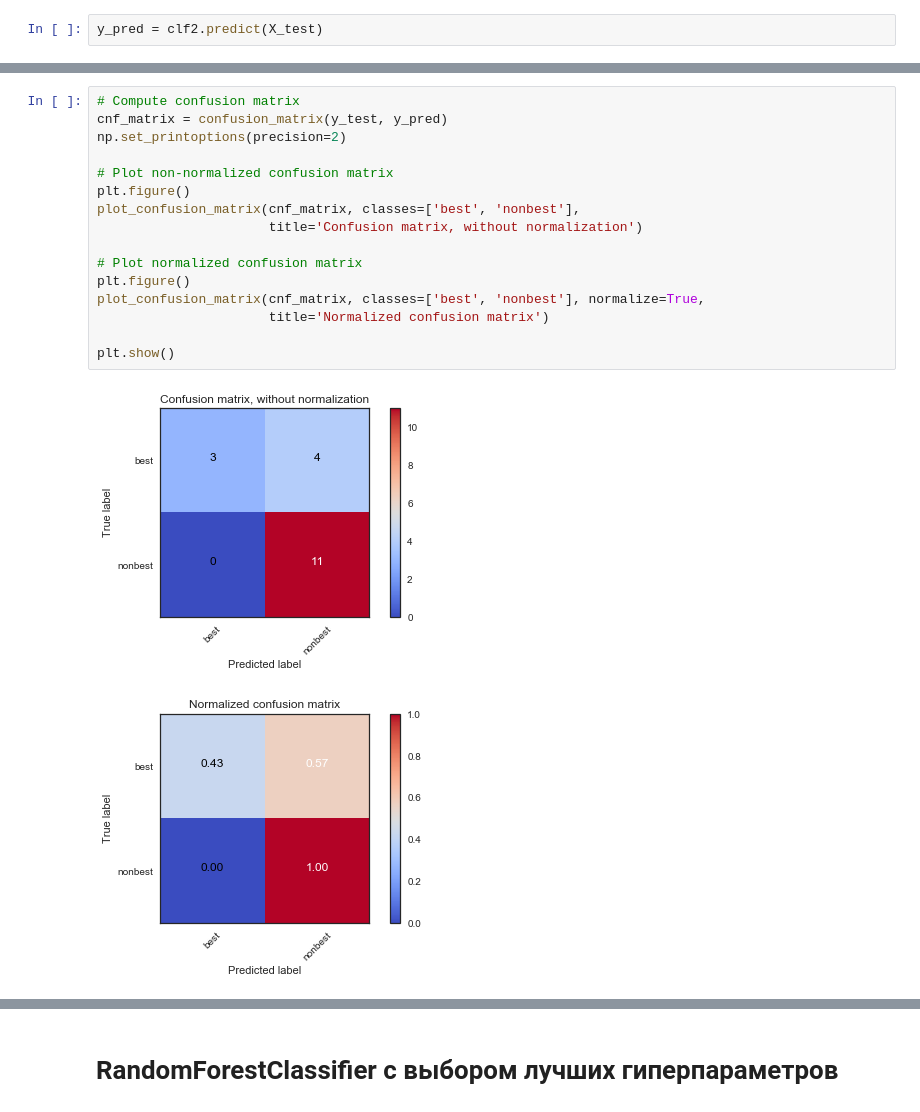
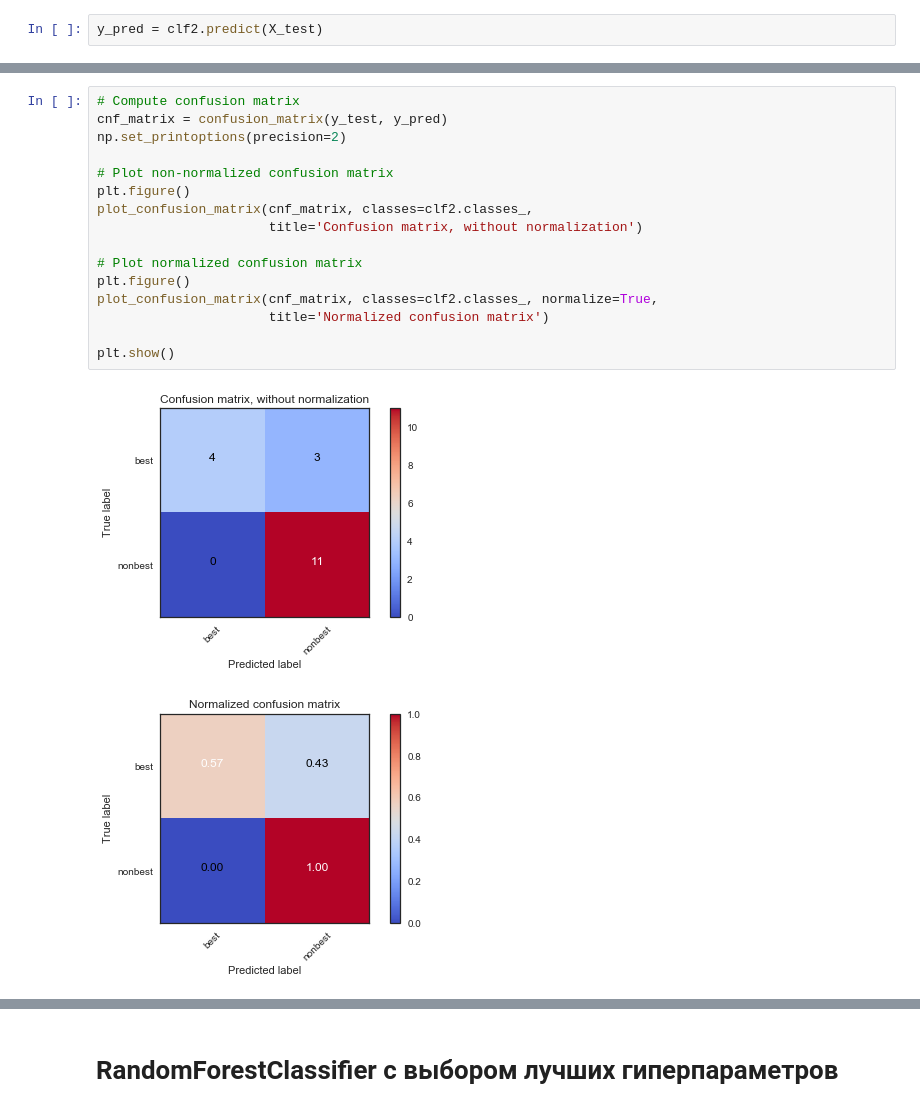
Before and after one commit to panteleeva48/REALECtreebank, a Jupyter notebook: accuracy.ipynb, the cells around one changed output, grey strips where cells are left out. Saved outputs shown, nothing was run; the diff lists cells and outputs as text.

```diff
--- a/accuracy.ipynb
+++ b/accuracy.ipynb
@@ -374,22 +390,22 @@ avg / total       0.84      0.78      0.75        18
 # %%
 # Compute confusion matrix
 cnf_matrix = confusion_matrix(y_test, y_pred)
 np.set_printoptions(precision=2)
 
 # Plot non-normalized confusion matrix
 plt.figure()
-plot_confusion_matrix(cnf_matrix, classes=['best', 'nonbest'],
+plot_confusion_matrix(cnf_matrix, classes=clf2.classes_,
                       title='Confusion matrix, without normalization')
 
 # Plot normalized confusion matrix
 plt.figure()
-plot_confusion_matrix(cnf_matrix, classes=['best', 'nonbest'], normalize=True,
+plot_confusion_matrix(cnf_matrix, classes=clf2.classes_, normalize=True,
                       title='Normalized confusion matrix')
 
 plt.show()
 # %% [output]
 [figure]
-[figure, old version]
+[figure, new version]
 # %%
 print('Accuracy: ', round(accuracy_score(y_test, y_pred), 2))
 # %% [output]
```
Also changed, not shown: parts of 99 cells of this notebook.
